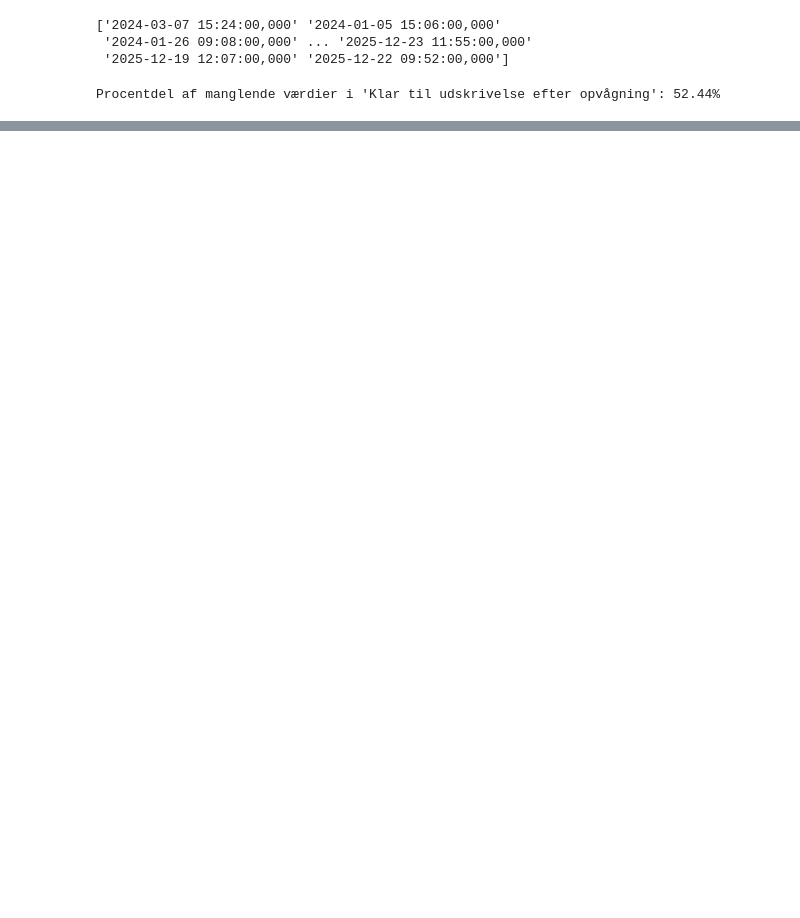
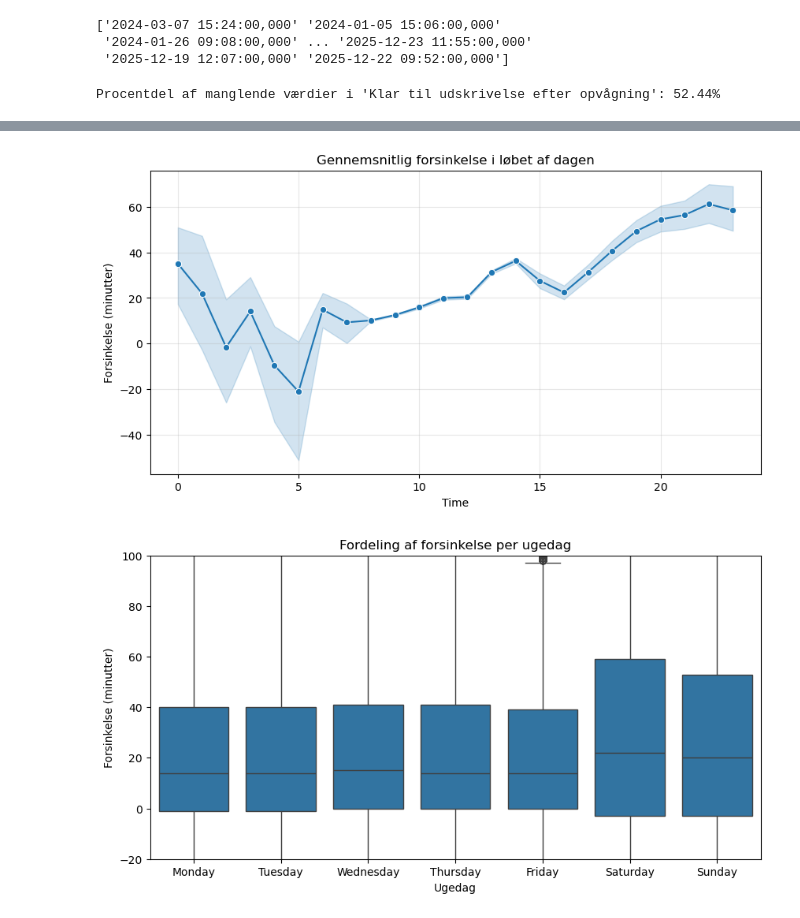
Before and after one commit to killermort9/AnalyticsToAction, a Jupyter notebook: FRIDA.ipynb, the cells around one changed output, grey strips where cells are left out. Saved outputs shown, nothing was run; the diff lists cells and outputs as text; code cells hidden in the pictures; blank space fills up the shorter version.

```diff
--- a/FRIDA.ipynb
+++ b/FRIDA.ipynb
@@ -124,0 +273,12 @@ Procentdel af manglende værdier i 'Klar til udskrivelse efter opvågning': 52.4
+# %%
+import pandas as pd
+import seaborn as sns
+import matplotlib.pyplot as plt
+
+# 2. Udtræk 'Time på dagen' og 'Ugedag'
+df_complete_wo['Time'] = df_complete_wo['Procedure start'].dt.hour
+df_complete_wo['Ugedag'] = df_complete_wo['Procedure start'].dt.day_name()
+
+# 3. Sorter ugedage så de ikke står alfabetisk
+dage_orden = ['Monday', 'Tuesday', 'Wednesday', 'Thursday', 'Friday', 'Saturday', 'Sunday']
+df_complete_wo['Ugedag'] = pd.Categorical(df_complete_wo['Ugedag'], categories=dage_orden, ordered=True)
@@ -124,0 +301,17 @@ Procentdel af manglende værdier i 'Klar til udskrivelse efter opvågning': 52.4
+# %%
+# Graf 1: Forsinkelse over dagen (Lineplot)
+plt.figure(figsize=(10, 5))
+sns.lineplot(data=df_complete_wo, x='Time', y='Forsinkelse (minutter)', estimator='mean', marker='o')
+plt.title('Gennemsnitlig forsinkelse i løbet af dagen')
+plt.grid(True, alpha=0.3)
+plt.show()
+
+# Graf 2: Forsinkelse over ugen (Boxplot)
+plt.figure(figsize=(10, 5))
+sns.boxplot(data=df_complete_wo, x='Ugedag', y='Forsinkelse (minutter)')
+plt.title('Fordeling af forsinkelse per ugedag')
+plt.ylim(-20, 100) # Vi "zoomer" ind så outliers ikke gør kasserne bittesmå
+plt.show()
+# %% [output]
+[figure, added]
+[figure, added]
```
Also changed, not shown: parts of 19 cells of this notebook.
